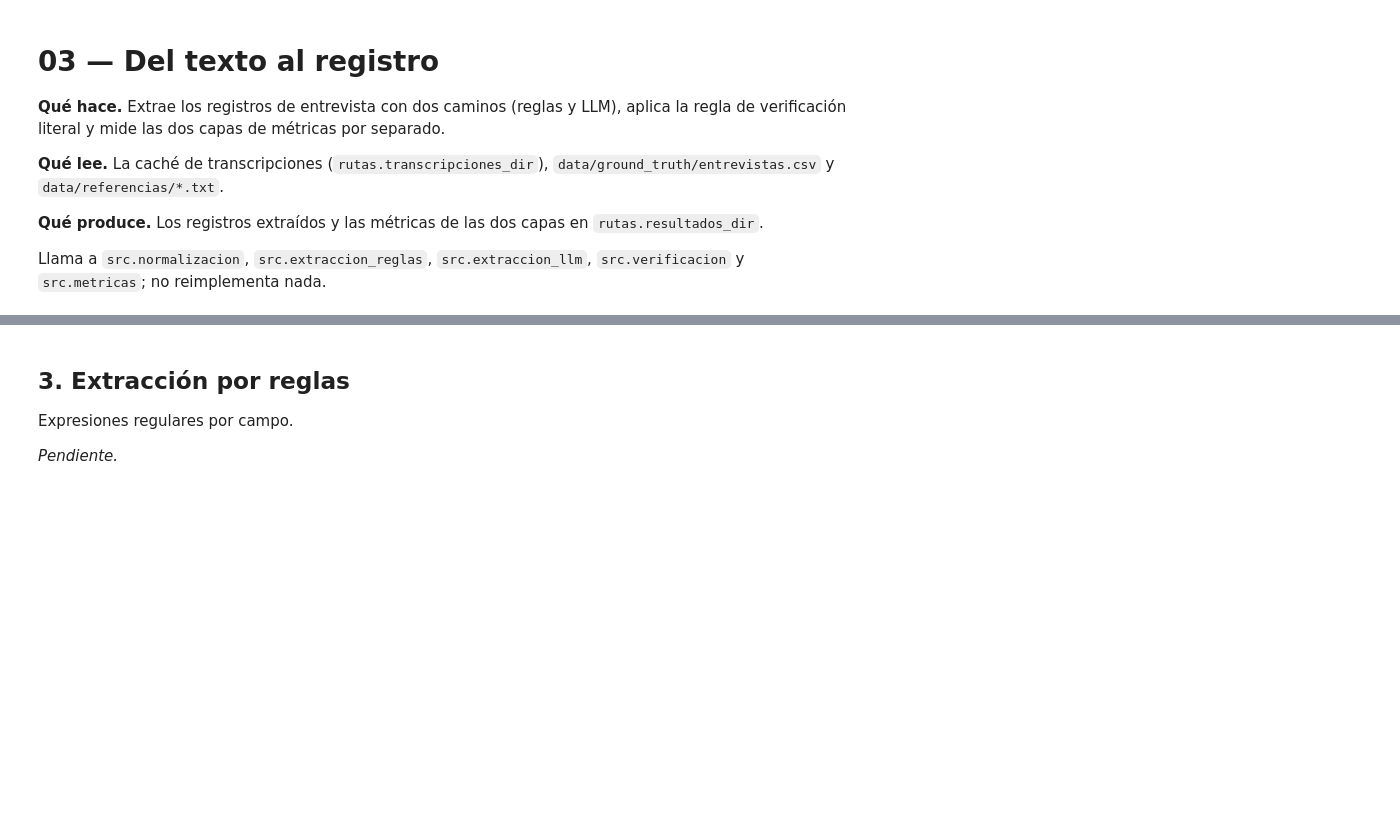
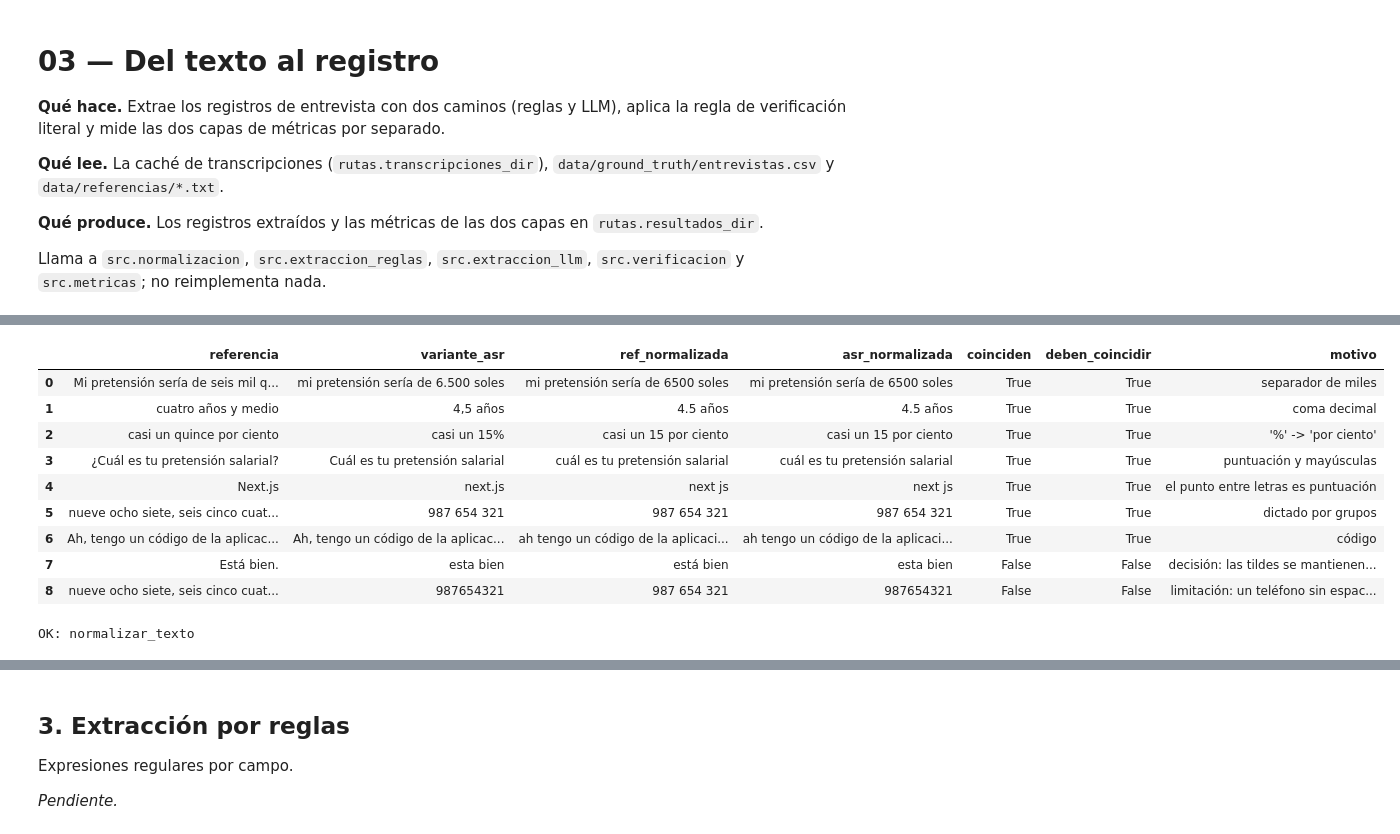
Before and after one commit to mmlis02/HW_05_202602, a Jupyter notebook: notebooks/03_extraccion.ipynb, the cells around one changed output, grey strips where cells are left out. Saved outputs shown, nothing was run; the diff lists cells and outputs as text; code cells hidden in the pictures; blank space fills up the shorter version.

```diff
--- a/notebooks/03_extraccion.ipynb
+++ b/notebooks/03_extraccion.ipynb
@@ -10,0 +166,50 @@ Llama a `src.normalizacion`, `src.extraccion_reglas`, `src.extraccion_llm`, `src
+# %%
+pares = [
+    # referencia, variante ASR, deben_coincidir, motivo
+    ("Mi pretensión sería de seis mil quinientos soles.", "mi pretensión sería de 6.500 soles", True,
+     "separador de miles"),
+    ("cuatro años y medio", "4,5 años", True, "coma decimal"),
+    ("casi un quince por ciento", "casi un 15%", True, "'%' -> 'por ciento'"),
+    ("¿Cuál es tu pretensión salarial?", "Cuál es tu pretensión salarial", True, "puntuación y mayúsculas"),
+    ("Next.js", "next.js", True, "el punto entre letras es puntuación"),
+    ("nueve ocho siete, seis cinco cuatro, tres dos uno", "987 654 321", True, "dictado por grupos"),
+    ("Ah, tengo un código de la aplicación: LEÑA cinco.", "Ah, tengo un código de la aplicación: Leña 5.", True,
+     "código"),
+    ("Está bien.", "esta bien", False, "decisión: las tildes se mantienen (quitar_tildes: false)"),
+    ("nueve ocho siete, seis cinco cuatro, tres dos uno", "987654321", False,
+     "limitación: un teléfono sin espacios no se puede volver a partir en grupos"),
+]
+
+comparacion = pd.DataFrame(
+    [{"referencia": r, "variante_asr": v, "ref_normalizada": normalizar_texto(r),
+      "asr_normalizada": normalizar_texto(v), "deben_coincidir": d, "motivo": m} for r, v, d, m in pares]
+)
+comparacion.insert(4, "coinciden", comparacion.ref_normalizada == comparacion.asr_normalizada)
+comparacion
+# %% [output]
+|  | referencia | variante_asr | ref_normalizada | asr_normalizada | coinciden | deben_coincidir | motivo |
+| 0 | Mi pretensión sería de seis mil q... | mi pretensión sería de 6.500 soles | mi pretensión sería de 6500 soles | mi pretensión sería de 6500 soles | True | True | separador de miles |
+| 1 | cuatro años y medio | 4,5 años | 4.5 años | 4.5 años | True | True | coma decimal |
+| 2 | casi un quince por ciento | casi un 15% | casi un 15 por ciento | casi un 15 por ciento | True | True | '%' -> 'por ciento' |
+| 3 | ¿Cuál es tu pretensión salarial? | Cuál es tu pretensión salarial | cuál es tu pretensión salarial | cuál es tu pretensión salarial | True | True | puntuación y mayúsculas |
+| 4 | Next.js | next.js | next js | next js | True | True | el punto entre letras es puntuación |
+| 5 | nueve ocho siete, seis cinco cuat... | 987 654 321 | 987 654 321 | 987 654 321 | True | True | dictado por grupos |
+| 6 | Ah, tengo un código de la aplicac... | Ah, tengo un código de la aplicac... | ah tengo un código de la aplicaci... | ah tengo un código de la aplicaci... | True | True | código |
+| 7 | Está bien. | esta bien | está bien | esta bien | False | False | decisión: las tildes se mantienen... |
+| 8 | nueve ocho siete, seis cinco cuat... | 987654321 | 987 654 321 | 987654321 | False | False | limitación: un teléfono sin espac... |
+# %%
+for r, v, d, m in pares:
+    assert (normalizar_texto(r) == normalizar_texto(v)) == d, f"{r!r} / {v!r}: {m}"
+
+assert normalizar_texto("Mi pretensión sería de seis mil quinientos soles.") == "mi pretensión sería de 6500 soles"
+assert normalizar_texto("4,5 años") == "4.5 años"
+assert normalizar_texto("1.5 litros") == "1.5 litros"
+assert normalizar_texto("1.000.000") == "1000000"
+
+# quitar_tildes es una opción de config.yaml; se prueba sin editar el archivo pasando otras reglas.
+con_tildes_fuera = {**cfg["normalizacion"], "quitar_tildes": True}
+assert normalizar_texto("Está bien.", con_tildes_fuera) == normalizar_texto("esta bien", con_tildes_fuera)
+assert normalizar_texto("La Leña Dorada, pingüino", con_tildes_fuera) == "la leña dorada pinguino"
+print("OK: normalizar_texto")
+# %% [output]
+OK: normalizar_texto
```
Also changed, not shown: parts of 17 cells of this notebook.
